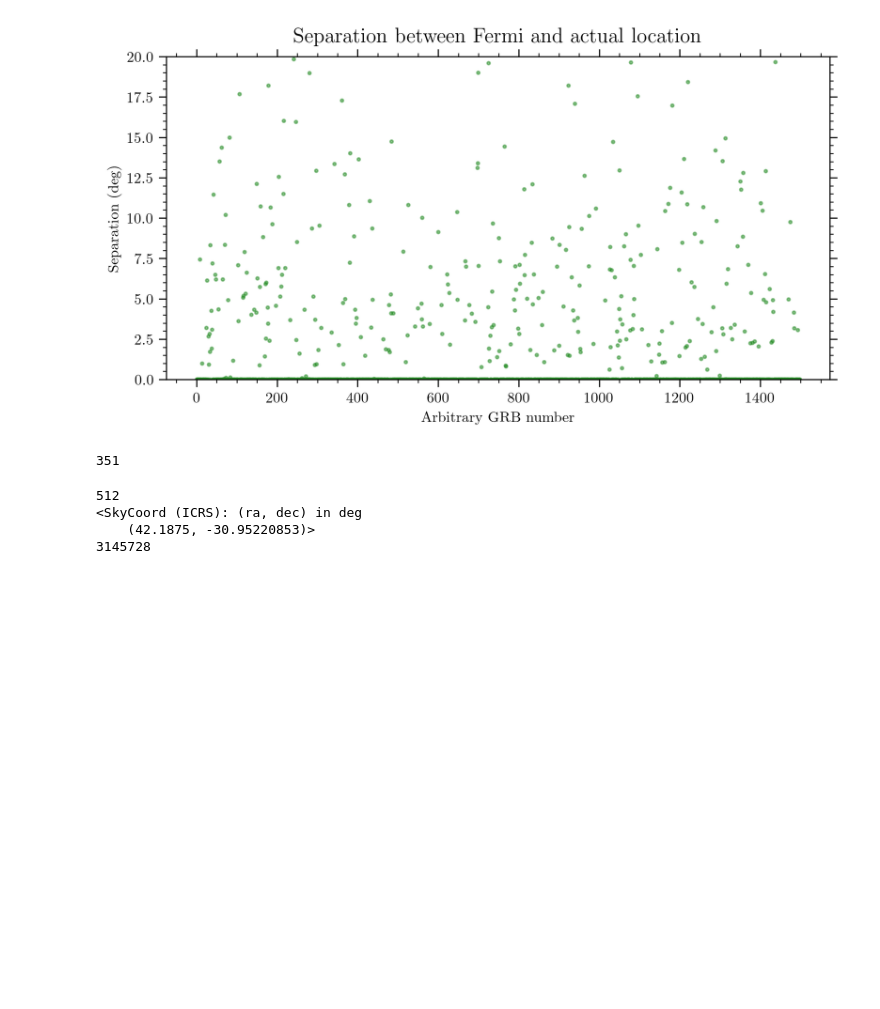
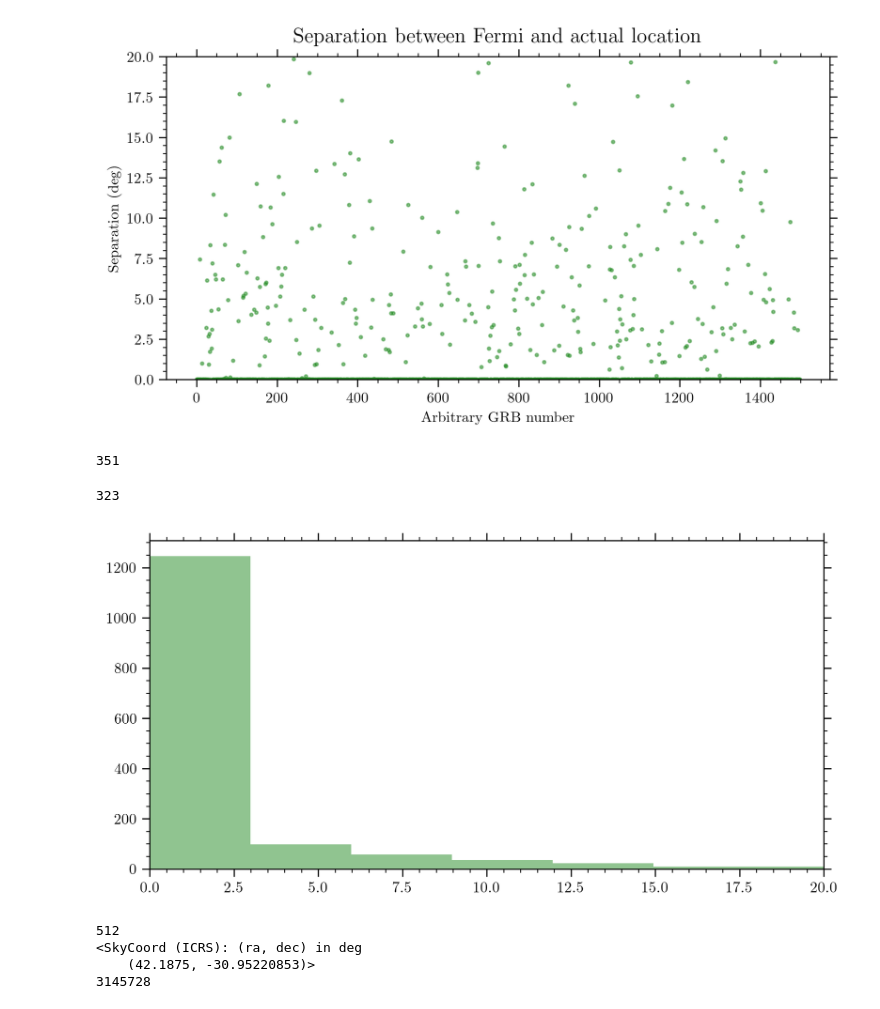
Before and after one commit to ravioli1369/fermi_grbs, a Jupyter notebook: stats.ipynb, the cells around one changed output. Drawn from its saved outputs; the diff is of its cells as text; code cells hidden in the pictures; blank space fills up the shorter version.

Commit message:
hist of grb ra dec dist

```diff
--- a/stats.ipynb
+++ b/stats.ipynb
@@ -308,6 +308,14 @@ print(len(diff[diff>0]))
 # %% [output]
 [figure]
 351
+# %%
+plt.figure(figsize=(8,4), dpi=300)
+plt.hist(diff, bins=50, color='forestgreen', alpha=0.5)
+plt.xlim(0, 20)
+print(np.sum(diff > 1))
+# %% [output]
+323
+[figure, added]
 # %%
 skymap = read_sky_map("/home/ravioli/astro/bayestar.multiorder.fits,1", moc=False)
 hpmap = skymap[0]
```
